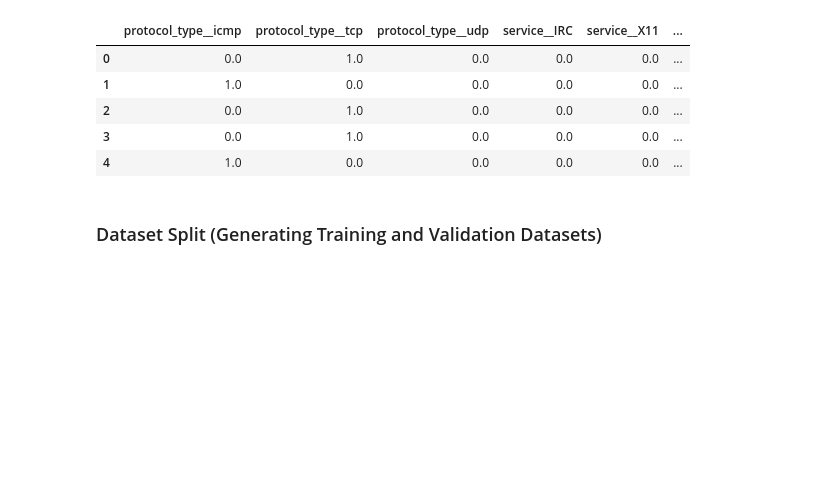
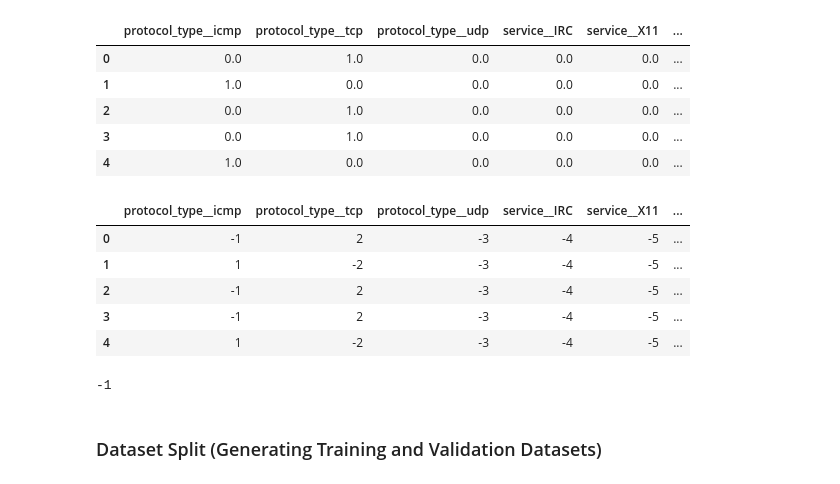
Before and after one commit to tekeuange23/ml-in-action, a Jupyter notebook: constraint-learning/constraint-learning.ipynb, the cells around one changed output. Cells and saved outputs as stored; diff of their text form; code cells hidden in the pictures; blank space fills up the shorter version.

Commit message:
adding: generating the signed-index-dataframe

```diff
--- a/constraint-learning/constraint-learning.ipynb
+++ b/constraint-learning/constraint-learning.ipynb
@@ -366,8 +366,28 @@ final.head()
 | 2 | 0.0 | 1.0 | 0.0 | 0.0 | 0.0 | ... |
 | 3 | 0.0 | 1.0 | 0.0 | 0.0 | 0.0 | ... |
 | 4 | 1.0 | 0.0 | 0.0 | 0.0 | 0.0 | ... |
+# %%
+'''       signed-index-dataframe      '''
+
+df = final.astype('int')
+
+for row_index in df.iterrows():
+  for column, value in row_index[1].items():
+    idx = encoded_columns.index(column) + 1
+    df.loc[row_index[0], column] = idx if value else -idx
+
+df.head()
+# %% [output]
+|  | protocol_type__icmp | protocol_type__tcp | protocol_type__udp | service__IRC | service__X11 | ... |
+| 0 | -1 | 2 | -3 | -4 | -5 | ... |
+| 1 | 1 | -2 | -3 | -4 | -5 | ... |
+| 2 | -1 | 2 | -3 | -4 | -5 | ... |
+| 3 | -1 | 2 | -3 | -4 | -5 | ... |
+| 4 | 1 | -2 | -3 | -4 | -5 | ... |
 # %%
-'''       signed-index-dataframe      '''
+'''       save-signed-index-dataframe      '''
+# %% [output]
+-1
 # %%
 def Scaling(df_num, cols):
     std_scaler = RobustScaler()
```
